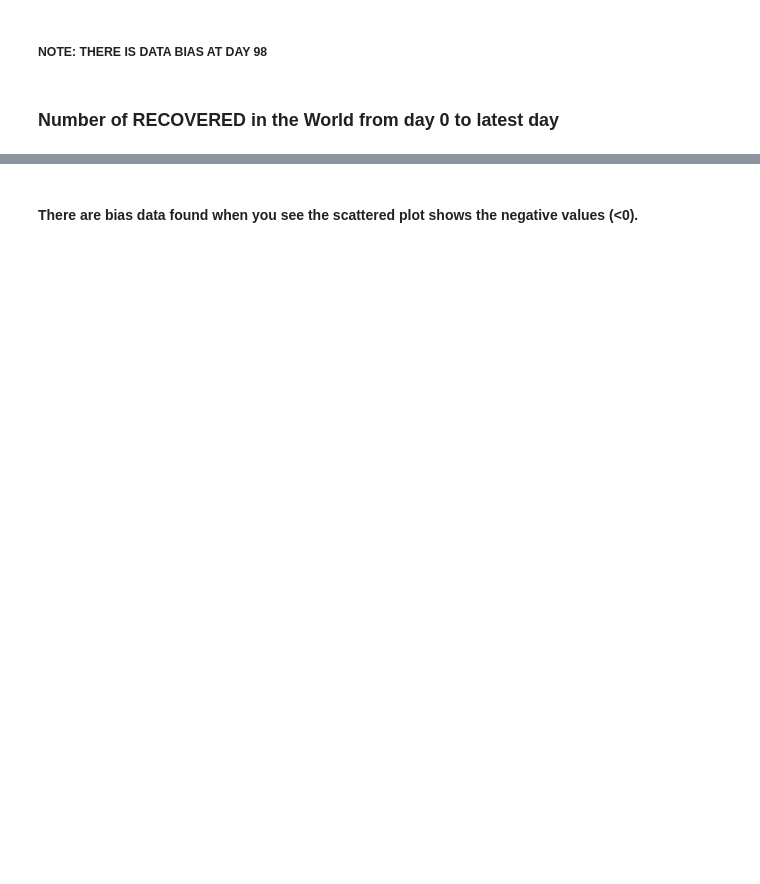
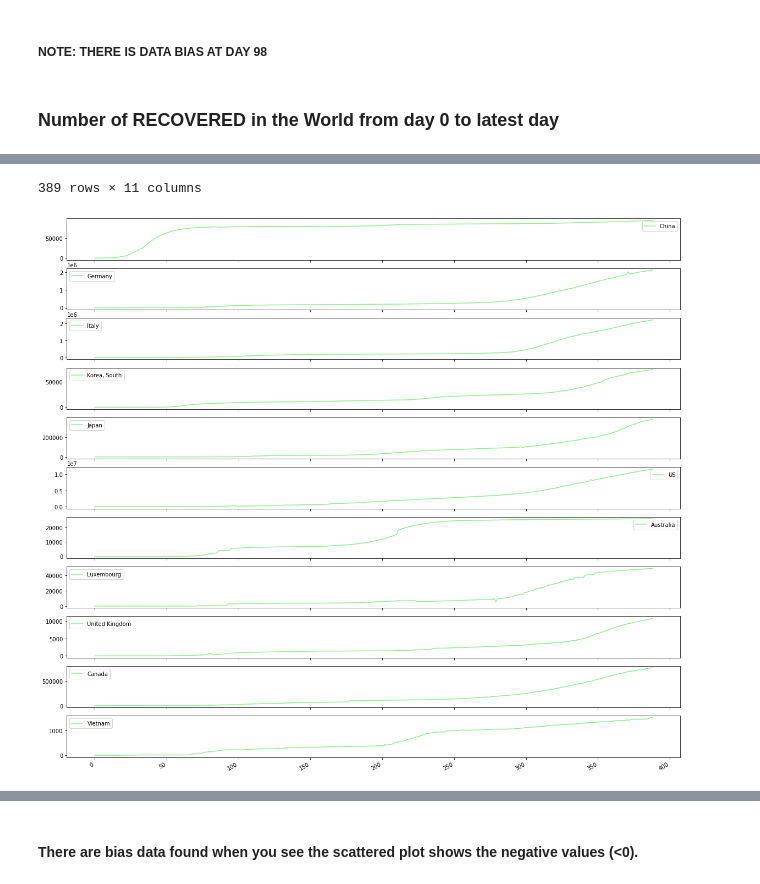
Before and after one commit to lphan/ML-Practices, a Jupyter notebook: 18_Covid-19/18_Covid-19_recovered.ipynb, the cells around one changed output, grey strips where cells are left out. Cells and saved outputs as stored; diff of their text form; code cells hidden in the pictures; blank space fills up the shorter version.

```diff
--- a/18_Covid-19/18_Covid-19_recovered.ipynb
+++ b/18_Covid-19/18_Covid-19_recovered.ipynb
@@ -85,0 +86,7 @@ Highest Ratio until now (%):  69.765
+# %%
+from pandas import Grouper
+countries = ['China', 'Germany', 'Italy', 'Korea, South', 'Japan', 'US', 'Australia', 'Luxembourg', 'United Kingdom', 'Canada', 'Vietnam']
+rcParams['figure.figsize'] = 20, 20
+countries_recovered[countries].plot(subplots=True, legend=True, color='lightgreen')
+countries_recovered[countries]
+# %% [output]
@@ -86 +105,3 @@ Highest Ratio until now (%):  69.765
+389 rows × 11 columns
+[figure, added]
 # %%
```
Also changed, not shown: parts of 7 cells of this notebook, 21 other files.
